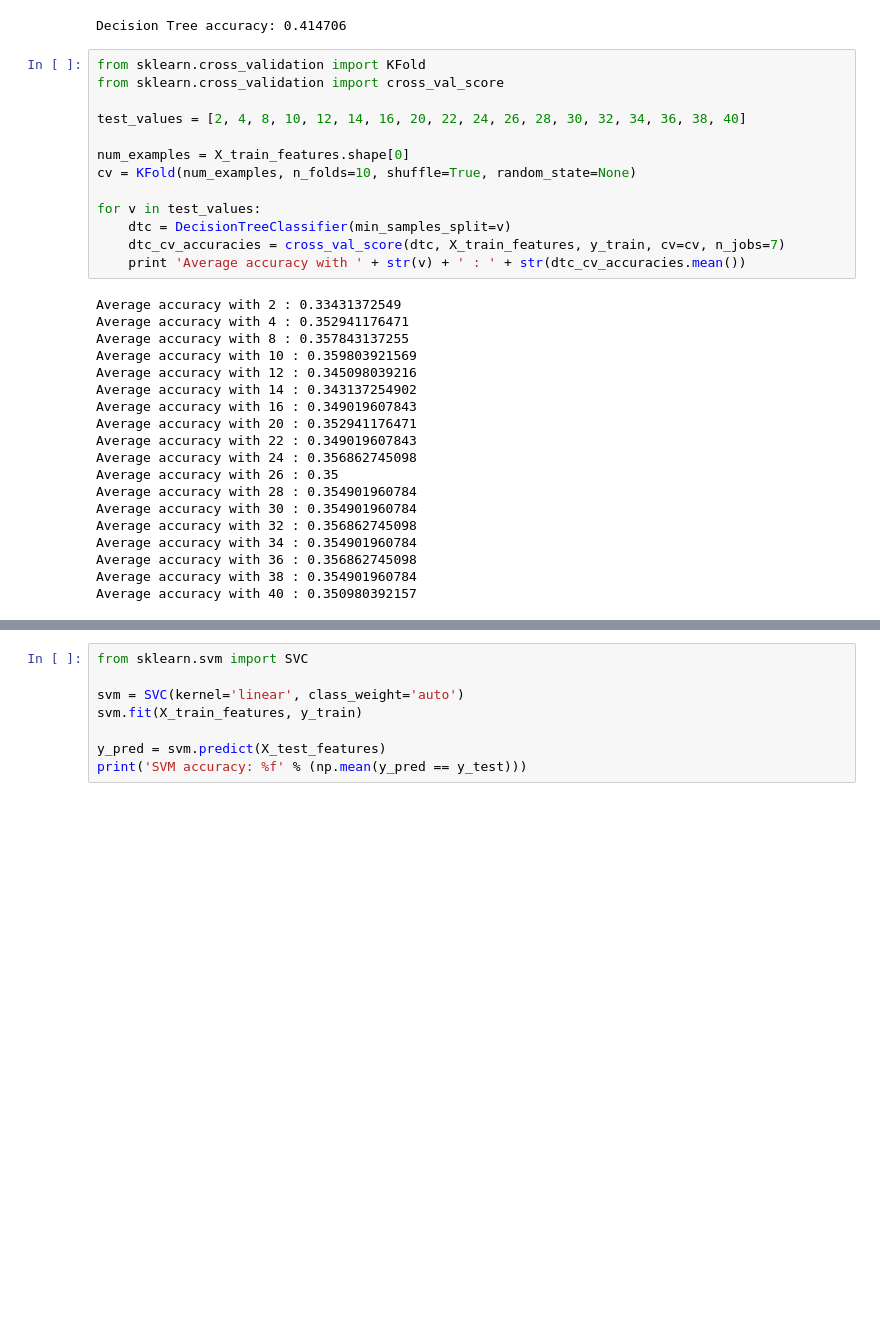
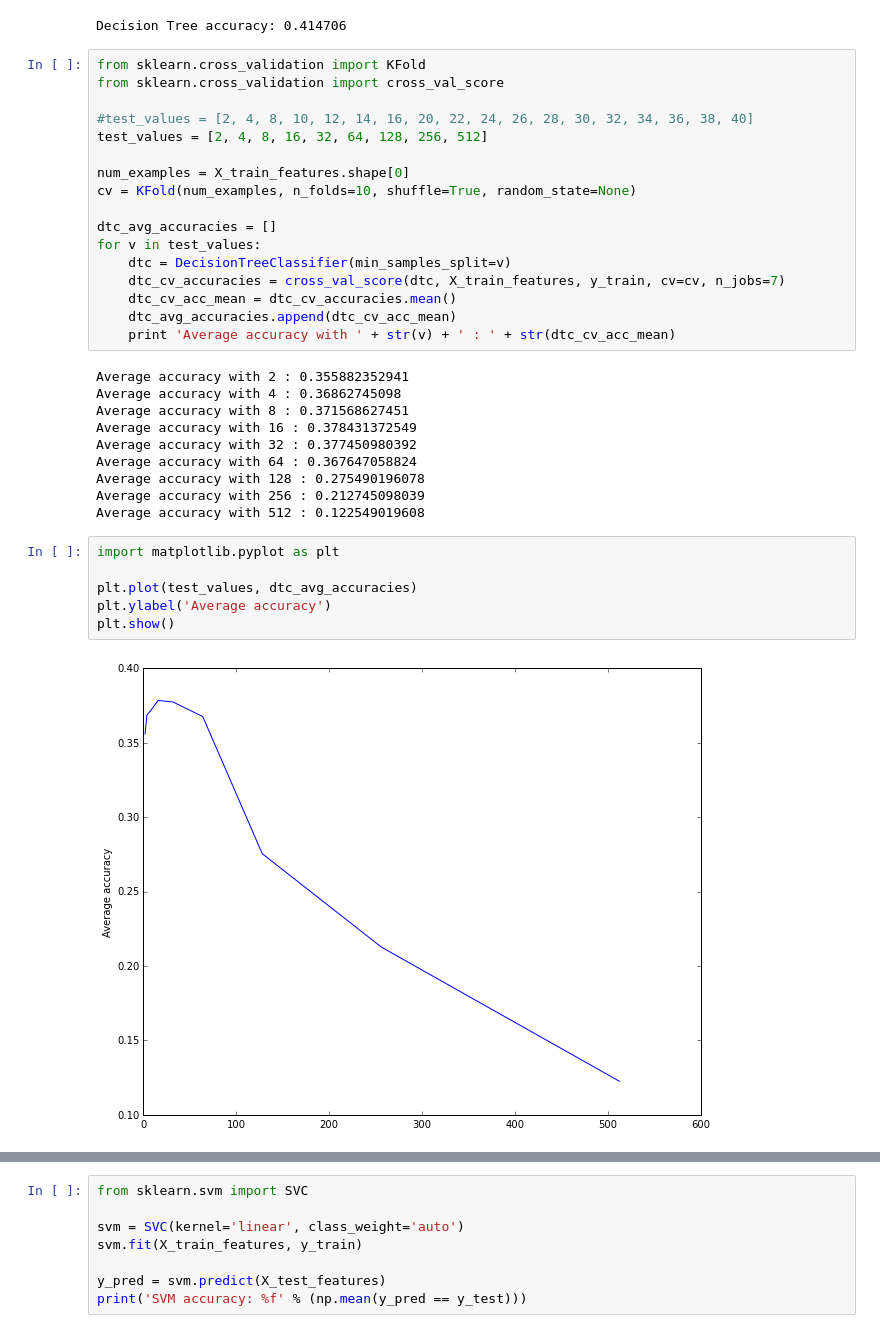
Before and after one commit to wmaciel/flowerSpotter, a Jupyter notebook: Classification/Many_Models_GIST.ipynb, the cells around one changed output, grey strips where cells are left out. Saved outputs shown, nothing was run; the diff lists cells and outputs as text; blank space fills up the shorter version.

Commit message:
Uses x validation to find better parameters for some of the models.
Also , adds some graphs of the x validation

```diff
--- a/Classification/Many_Models_GIST.ipynb
+++ b/Classification/Many_Models_GIST.ipynb
@@ -148,31 +151,34 @@ Decision Tree accuracy: 0.414706
 from sklearn.cross_validation import KFold
 from sklearn.cross_validation import cross_val_score
 
-test_values = [2, 4, 8, 10, 12, 14, 16, 20, 22, 24, 26, 28, 30, 32, 34, 36, 38, 40]
+#test_values = [2, 4, 8, 10, 12, 14, 16, 20, 22, 24, 26, 28, 30, 32, 34, 36, 38, 40]
+test_values = [2, 4, 8, 16, 32, 64, 128, 256, 512]
 
 num_examples = X_train_features.shape[0]
 cv = KFold(num_examples, n_folds=10, shuffle=True, random_state=None)
 
+dtc_avg_accuracies = []
 for v in test_values:
     dtc = DecisionTreeClassifier(min_samples_split=v)
     dtc_cv_accuracies = cross_val_score(dtc, X_train_features, y_train, cv=cv, n_jobs=7)
-    print 'Average accuracy with ' + str(v) + ' : ' + str(dtc_cv_accuracies.mean())
+    dtc_cv_acc_mean = dtc_cv_accuracies.mean()
+    dtc_avg_accuracies.append(dtc_cv_acc_mean)
+    print 'Average accuracy with ' + str(v) + ' : ' + str(dtc_cv_acc_mean)
 # %% [output]
-Average accuracy with 2 : 0.33431372549
-Average accuracy with 4 : 0.352941176471
-Average accuracy with 8 : 0.357843137255
-Average accuracy with 10 : 0.359803921569
-Average accuracy with 12 : 0.345098039216
-Average accuracy with 14 : 0.343137254902
-Average accuracy with 16 : 0.349019607843
-Average accuracy with 20 : 0.352941176471
-Average accuracy with 22 : 0.349019607843
-Average accuracy with 24 : 0.356862745098
-Average accuracy with 26 : 0.35
-Average accuracy with 28 : 0.354901960784
-Average accuracy with 30 : 0.354901960784
-Average accuracy with 32 : 0.356862745098
-Average accuracy with 34 : 0.354901960784
-Average accuracy with 36 : 0.356862745098
-Average accuracy with 38 : 0.354901960784
-Average accuracy with 40 : 0.350980392157
+Average accuracy with 2 : 0.355882352941
+Average accuracy with 4 : 0.36862745098
+Average accuracy with 8 : 0.371568627451
+Average accuracy with 16 : 0.378431372549
+Average accuracy with 32 : 0.377450980392
+Average accuracy with 64 : 0.367647058824
+Average accuracy with 128 : 0.275490196078
+Average accuracy with 256 : 0.212745098039
+Average accuracy with 512 : 0.122549019608
+# %%
+import matplotlib.pyplot as plt
+
+plt.plot(test_values, dtc_avg_accuracies)
+plt.ylabel('Average accuracy')
+plt.show()
+# %% [output]
+[figure, added]
```
Also changed, not shown: parts of 10 cells of this notebook.
